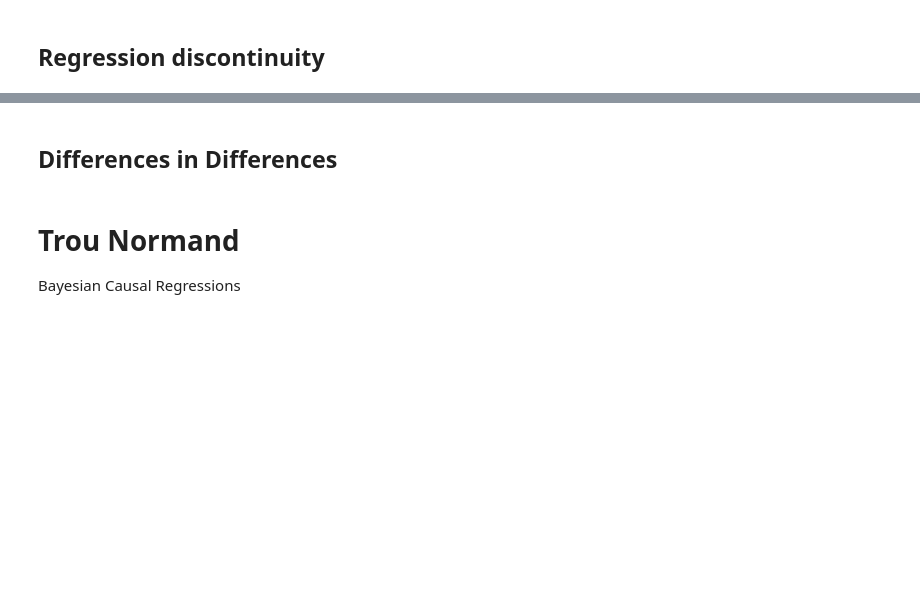
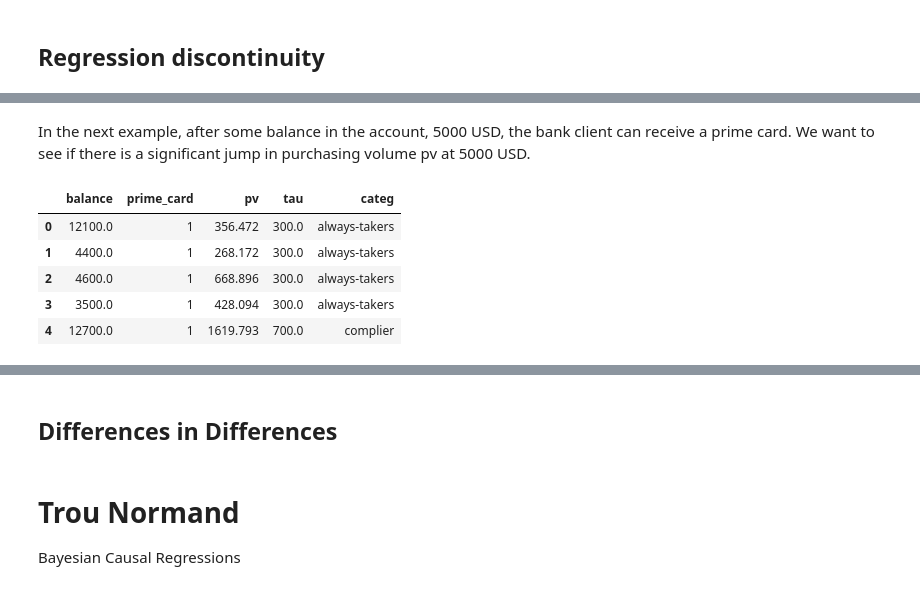
Before and after one commit to santiagoalonso/Data-Mining-TEC, a Jupyter notebook: Python/Python_Causal/DM_Causality.ipynb, the cells around one changed output, grey strips where cells are left out. Saved outputs shown, nothing was run; the diff lists cells and outputs as text; code cells hidden in the pictures; blank space fills up the shorter version.

```diff
--- a/Python/Python_Causal/DM_Causality.ipynb
+++ b/Python/Python_Causal/DM_Causality.ipynb
@@ -58,3 +144,16 @@ Examples:
 * Provide a lower interest rate after an income threshold and check default rates of the clients before and after the cutoff.
 * Give insurance discounts before and after an age and check a health outcome
 * Provide worker incentives after a sales cutoff and check productivity
+# %% [markdown]
+In the next example, after some balance in the account, 5000 USD, the bank client can receive a prime card. We want to see if there is a significant jump in purchasing volume pv at 5000 USD.
+# %%
+#Data with discontinuity
+df_dd = pd.read_csv("prime_card_discontinuity.csv")
+df_dd.head()
+# %% [output]
+|  | balance | prime_card | pv | tau | categ |
+| 0 | 12100.0 | 1 | 356.472 | 300.0 | always-takers |
+| 1 | 4400.0 | 1 | 268.172 | 300.0 | always-takers |
+| 2 | 4600.0 | 1 | 668.896 | 300.0 | always-takers |
+| 3 | 3500.0 | 1 | 428.094 | 300.0 | always-takers |
+| 4 | 12700.0 | 1 | 1619.793 | 700.0 | complier |
```
Also changed, not shown: parts of 14 cells of this notebook, 5 other files.
